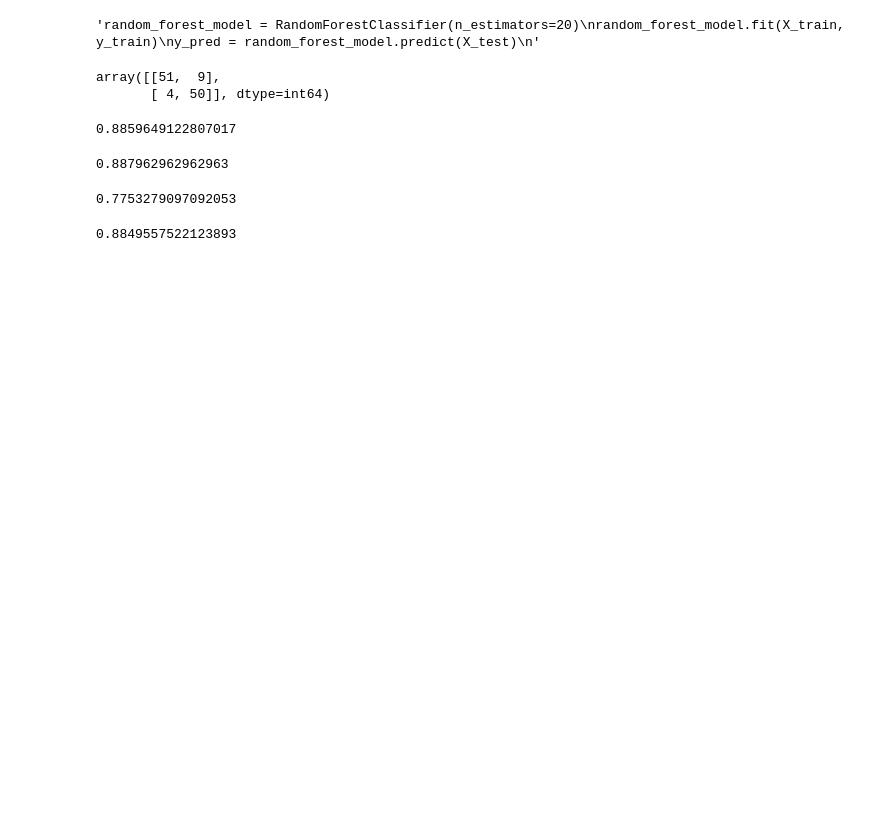
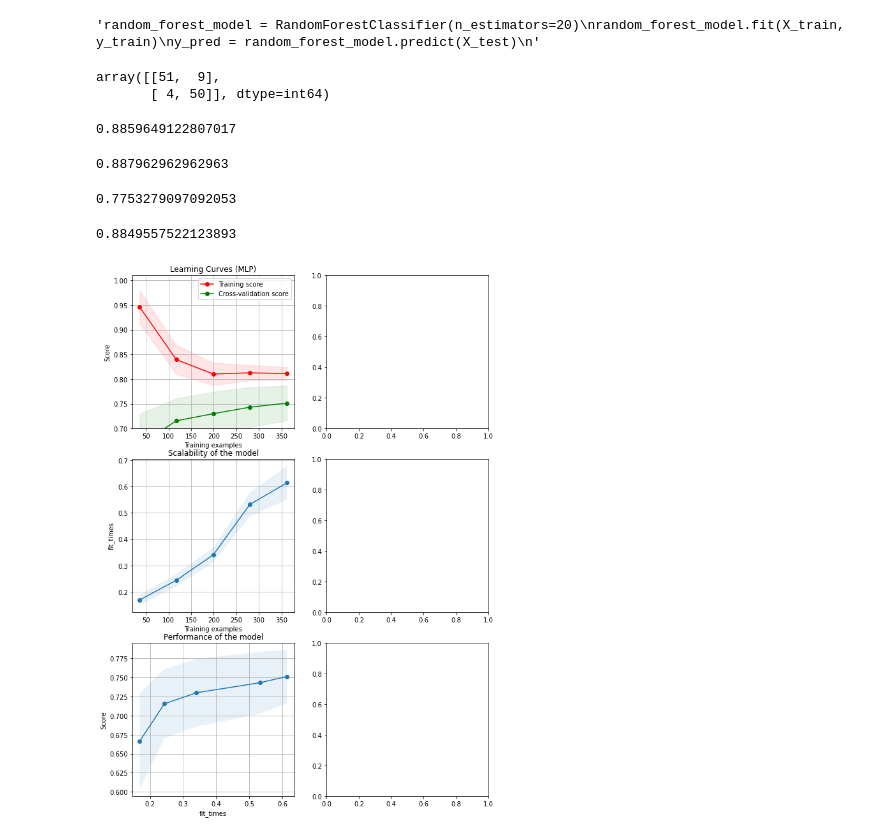
Before and after one commit to MaxMay95/CS7641-NCAA-Predictions, a Jupyter notebook: harrison_copy.ipynb, the cells around one changed output. Cells and saved outputs as stored; diff of their text form; code cells hidden in the pictures; blank space fills up the shorter version.

Commit message:
Plot learning curves

```diff
--- a/harrison_copy.ipynb
+++ b/harrison_copy.ipynb
@@ -392,3 +392,19 @@ metrics.matthews_corrcoef(y_test, y_pred)
 metrics.f1_score(y_test, y_pred)
 # %% [output]
 0.8849557522123893
+# %%
+fig, axes = plt.subplots(3, 1, figsize=(10, 15))
+
+title = "Learning Curves (MLP)"
+# Cross validation with 100 iterations to get smoother mean test and train
+# score curves, each time with 20% data randomly selected as a validation set.
+cv = ShuffleSplit(n_splits=100, test_size=0.2, random_state=0)
+
+mlp_params = {'alpha': 3.1971412223667435e-05, 'hidden_layer_sizes': (86, 24), 'learning_rate_init': 0.0003011574683621295, 'max_iter': 244, 'activation': 'tanh'}
+mlp_model = MLPClassifier(**mlp_params)
+plot_learning_curve(estimator=mlp_model, title=title, X=X_train_pca, y=y_train, axes=axes[:, 0], ylim=(0.7, 1.01),
+                    cv=cv, n_jobs=4)
+
+plt.show()
+# %% [output]
+[figure, added]
```
Also changed, not shown: parts of 1 cell of this notebook, 1 other file.
